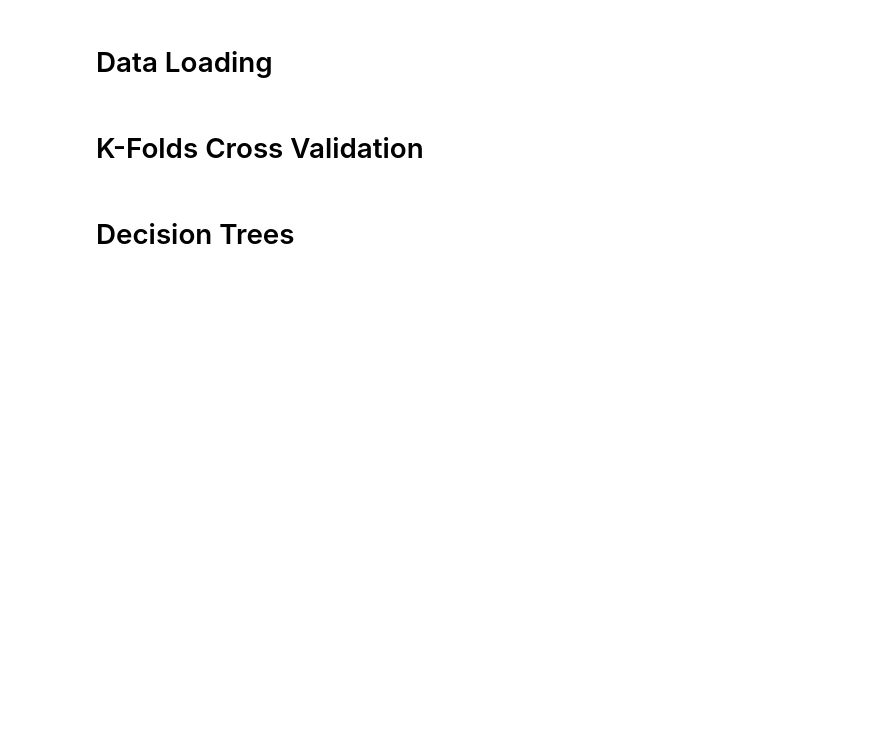
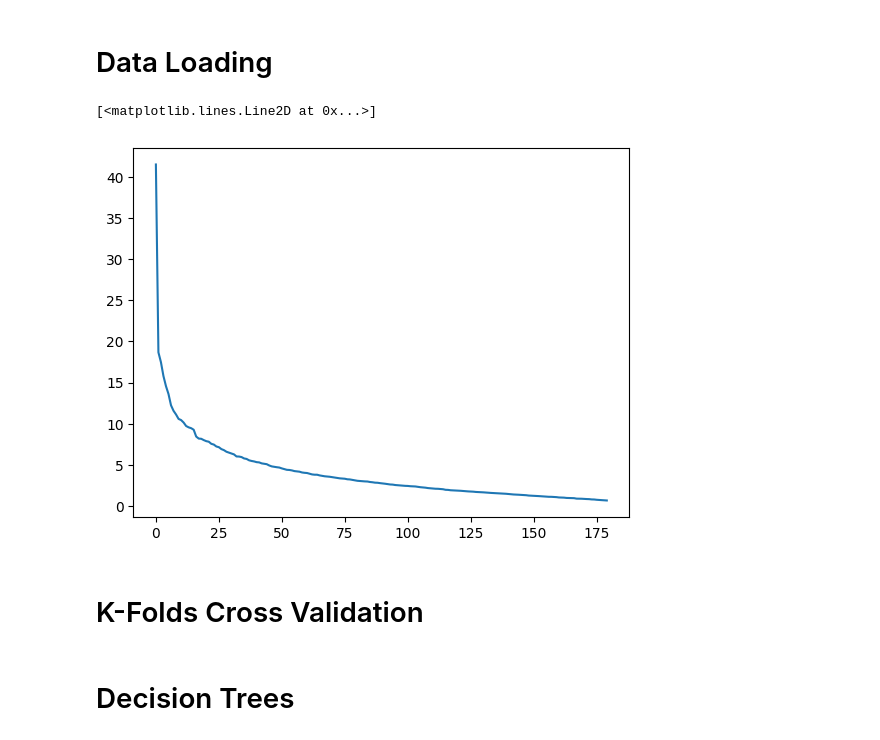
Before and after one commit to TheRealAnonymous008/MachineLearning, a Jupyter notebook: emotion_detection.ipynb, the cells around one changed output. Cells and saved outputs as stored; diff of their text form; code cells hidden in the pictures; blank space fills up the shorter version.

```diff
--- a/emotion_detection.ipynb
+++ b/emotion_detection.ipynb
@@ -58,5 +59,10 @@ def perform_pca(dataset):
 pca_train, X_train_reduced = perform_pca(X_train)
 pca_tran_val, X_train_val_reduced = perform_pca(X_train_val)
+# %%
+plt.plot(pca_train.explained_variance_)
+# %% [output]
+[<matplotlib.lines.Line2D at 0x...>]
+[figure, added]
 # %% [markdown]
 # K-Folds Cross Validation
 # %%
```
Also changed, not shown: parts of 5 cells of this notebook, 1 other file.
